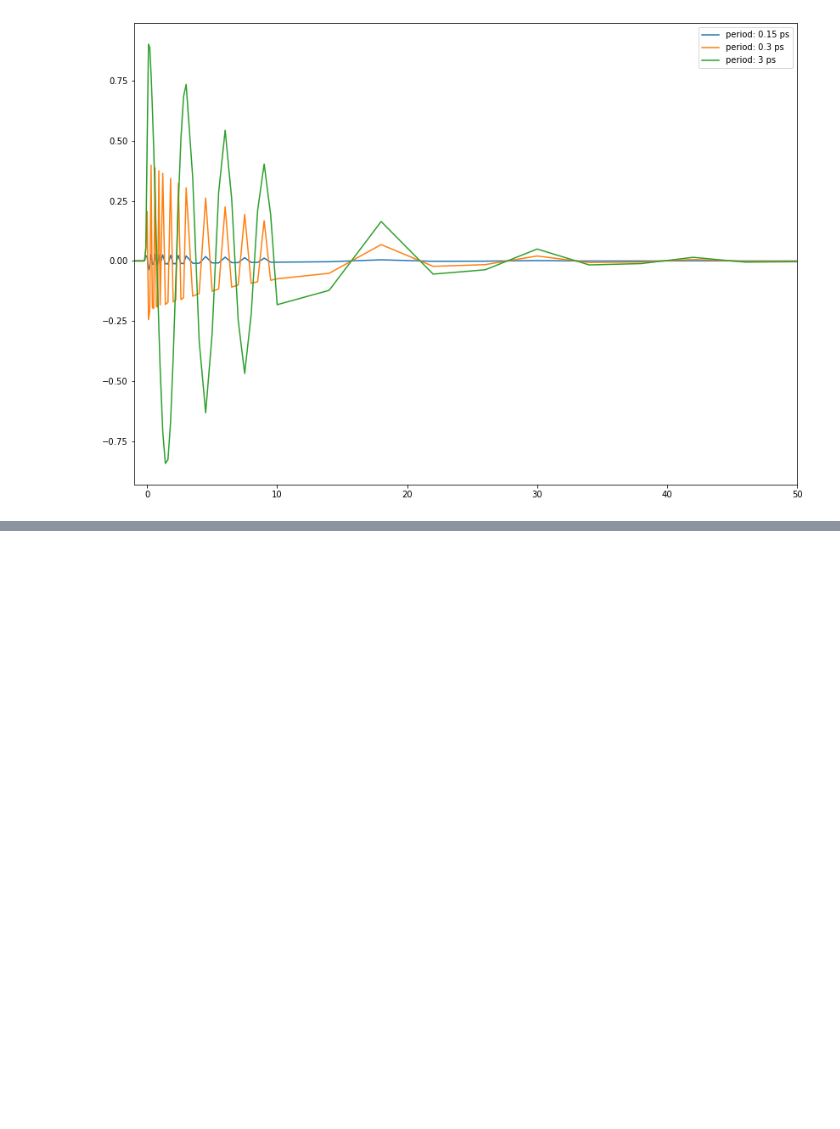
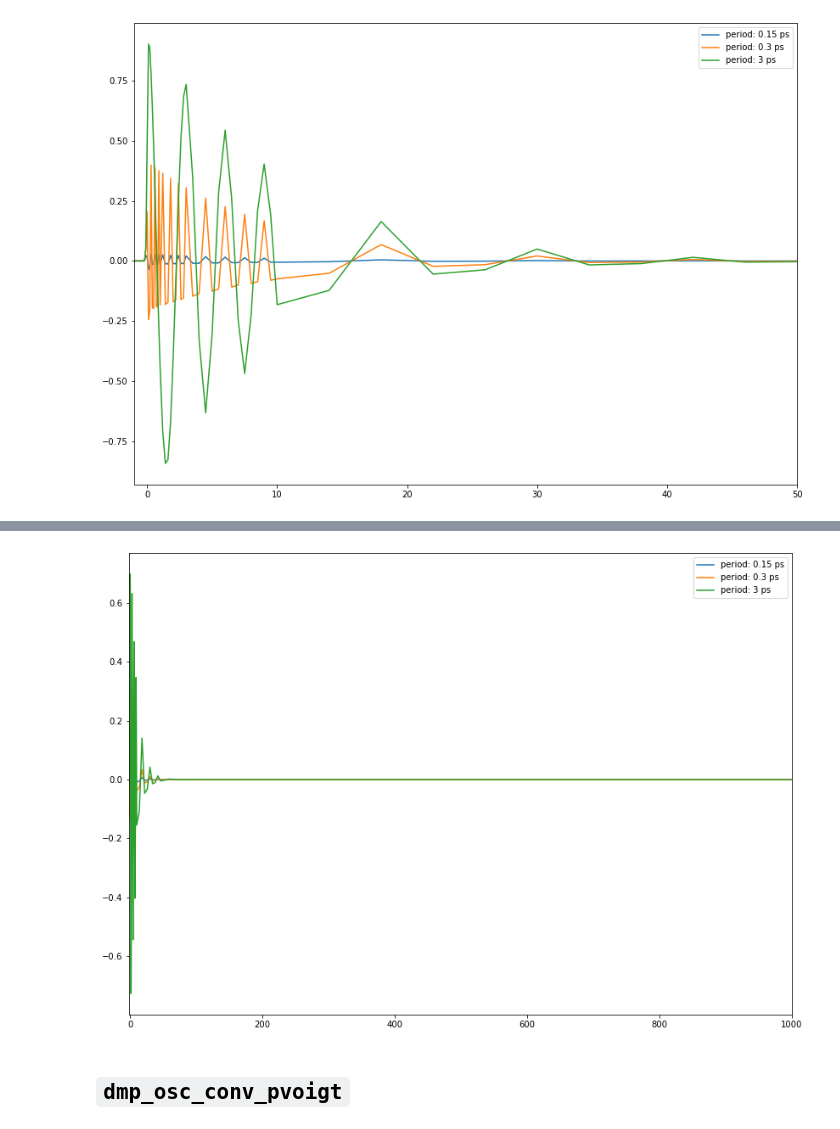
Before and after one commit to pistack/TRXASprefitpack-example, a Jupyter notebook: dmp_osc.ipynb, the cells around one changed output, grey strips where cells are left out. Cells and saved outputs as stored; diff of their text form; code cells hidden in the pictures; blank space fills up the shorter version.

```diff
--- a/dmp_osc.ipynb
+++ b/dmp_osc.ipynb
@@ -93,0 +143,11 @@ plt.show()
+# %%
+plt.plot(t, cauchy_osc_1, label=f'period: {period[0]} ps')
+plt.plot(t, cauchy_osc_2, label=f'period: {period[1]} ps')
+plt.plot(t, cauchy_osc_3, label=f'period: {period[2]} ps')
+plt.legend()
+plt.xlim(-2, 1000)
+plt.show()
+# %% [output]
+[figure, added]
+# %% [markdown]
+## ``dmp_osc_conv_pvoigt``
```
Also changed, not shown: parts of 16 cells of this notebook, 1 other file.
